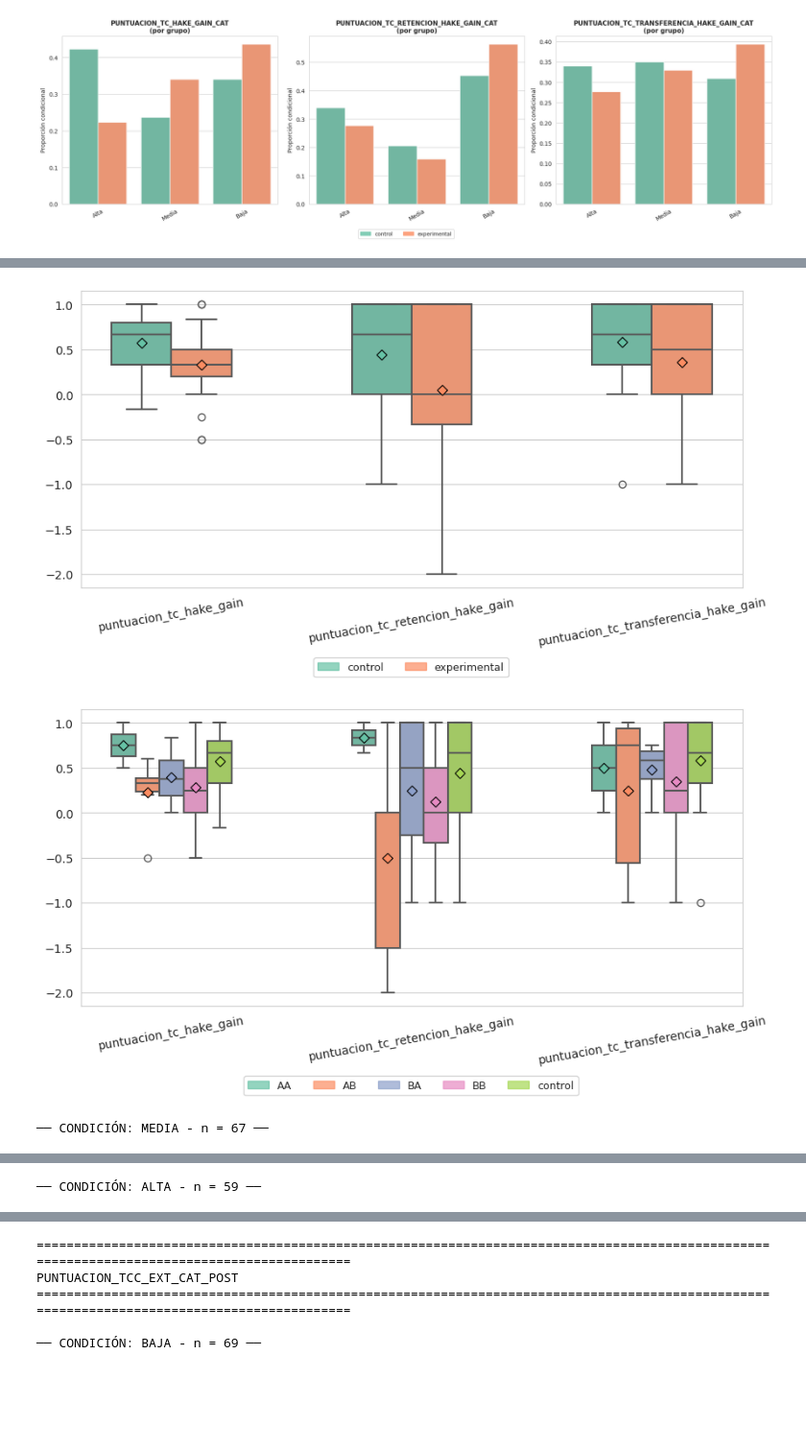
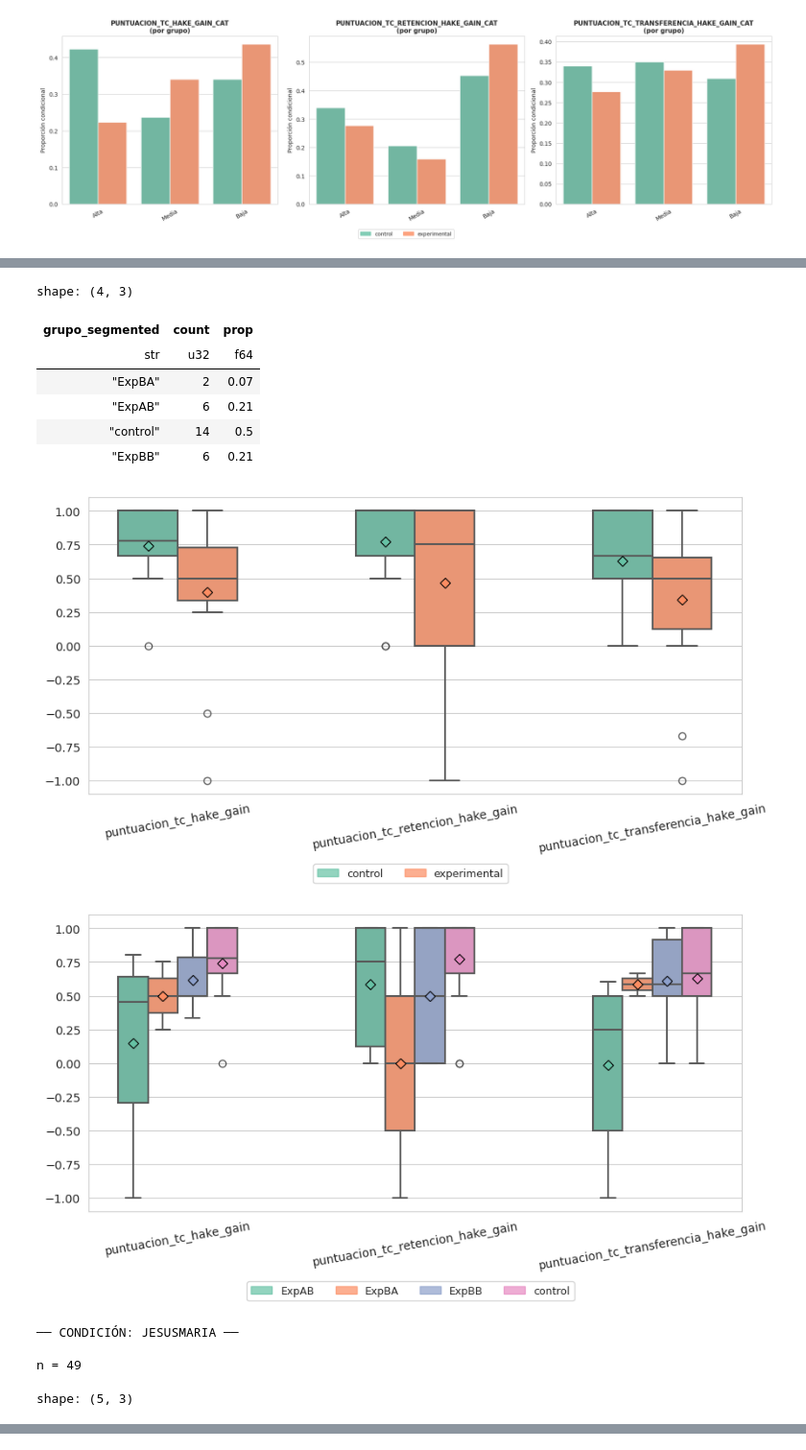
Before and after one commit to IBiDat/va-educational-impact, a Jupyter notebook: src/notebooks/educational_impact/educational_impact_analysis.ipynb, the cells around one changed output, grey strips where cells are left out. Shown at 96% size. Cells and saved outputs as stored; diff of their text form; code cells hidden in the pictures; blank space fills up the shorter version.

Commit message:
new plots

```diff
--- a/src/notebooks/educational_impact/educational_impact_analysis.ipynb
+++ b/src/notebooks/educational_impact/educational_impact_analysis.ipynb
@@ -534,5 +567,7 @@ plot_quant_comparison(
 # %%
 group_by_cols = [
+    "centro",
+    "puntuacion_tc_hake_gain_cat",
     "puntuacion_tcc_int_cat_post",
     "puntuacion_tcc_ext_cat_post",
     "puntuacion_tcc_rel_cat_post",
@@ -542,13 +577,14 @@ group_by_cols = [
     "puntuacion_tc_cat_post"
 ]
 
-col_vals = ["Baja", "Media", "Alta"]
 
 for col in group_by_cols:
 
     print("="*140)
     print(col.upper())
     print("="*140)
+
+    col_vals = forms_interactions_df[col].unique().to_list()
 
     for value in col_vals:
 
@@ -557,7 +593,10 @@ for col in group_by_cols:
             .filter(~pl.col('id').is_in(problematic_experimental_ids))
             .filter(pl.col(col) == value)
         )
-        print(f"\n── CONDICIÓN: {value.upper()} - n = {len(df_filtered)} ──")
+        print(f"\n── CONDICIÓN: {value.upper()} ──\n")
+
+        print(f"n = {len(df_filtered)}")
+        display(df_filtered['grupo_segmented'].value_counts().with_columns((pl.col('count') / pl.col('count').sum()).round(2).alias('prop')))
 
         plot_quant_comparison(
             figsize=(9, 4),
@@ -595,3 +636,13 @@ PUNTUACION_TCC_INT_CAT_POST
+shape: (4, 3)
+| grupo_segmented | count | prop |
+| str | u32 | f64 |
+| "ExpBA" | 2 | 0.07 |
+| "ExpAB" | 6 | 0.21 |
+| "control" | 14 | 0.5 |
+| "ExpBB" | 6 | 0.21 |
-[figure, old version]
+[figure, new version]
-[figure, old version]
+[figure, new version]
-── CONDICIÓN: MEDIA - n = 67 ──
+── CONDICIÓN: JESUSMARIA ──
+
+n = 49
+shape: (5, 3)
@@ -600 +657,0 @@ PUNTUACION_TCC_INT_CAT_POST
-── CONDICIÓN: ALTA - n = 59 ──
@@ -603,5 +657,0 @@ PUNTUACION_TCC_INT_CAT_POST
-============================================================================================================================================
-PUNTUACION_TCC_EXT_CAT_POST
-============================================================================================================================================
-
-── CONDICIÓN: BAJA - n = 69 ──
```
Also changed, not shown: parts of 11 cells of this notebook.
